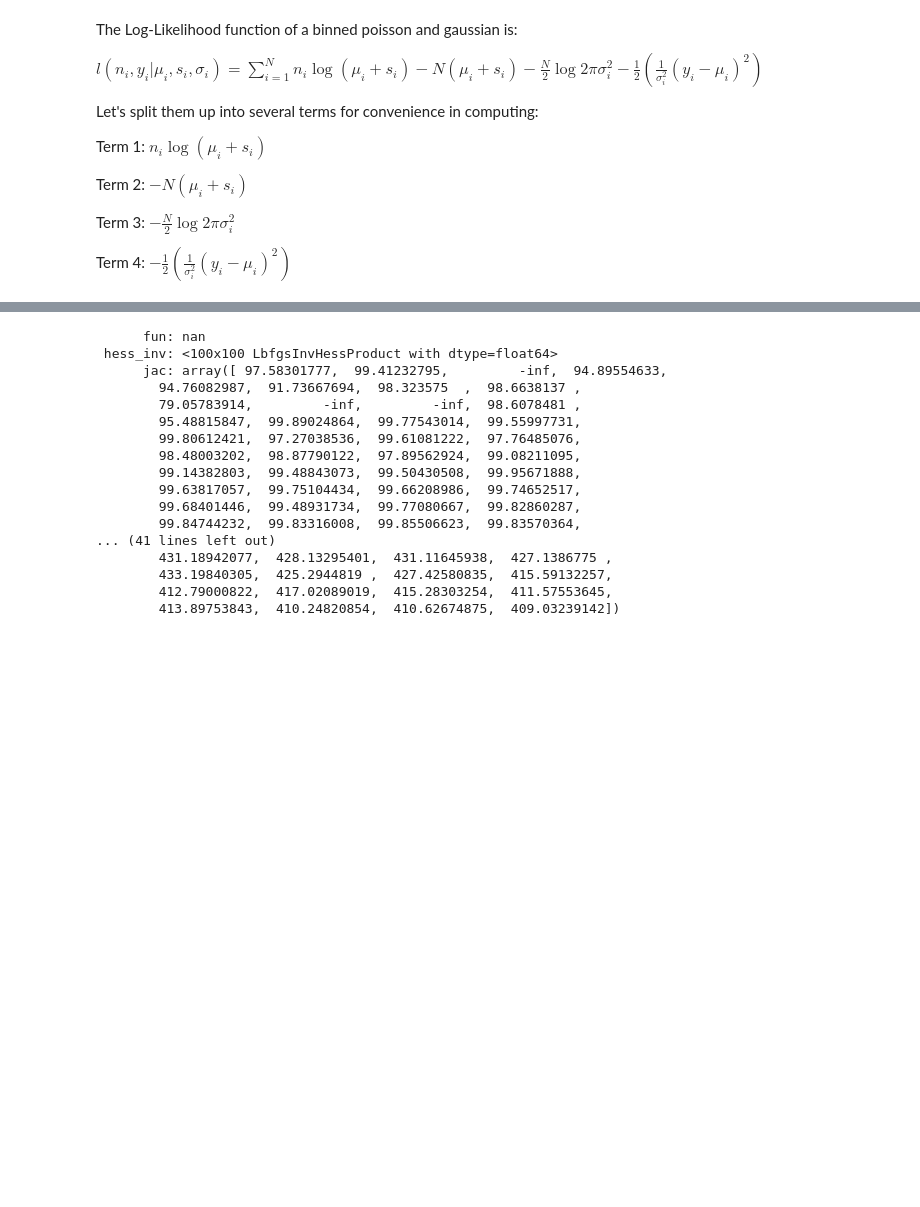
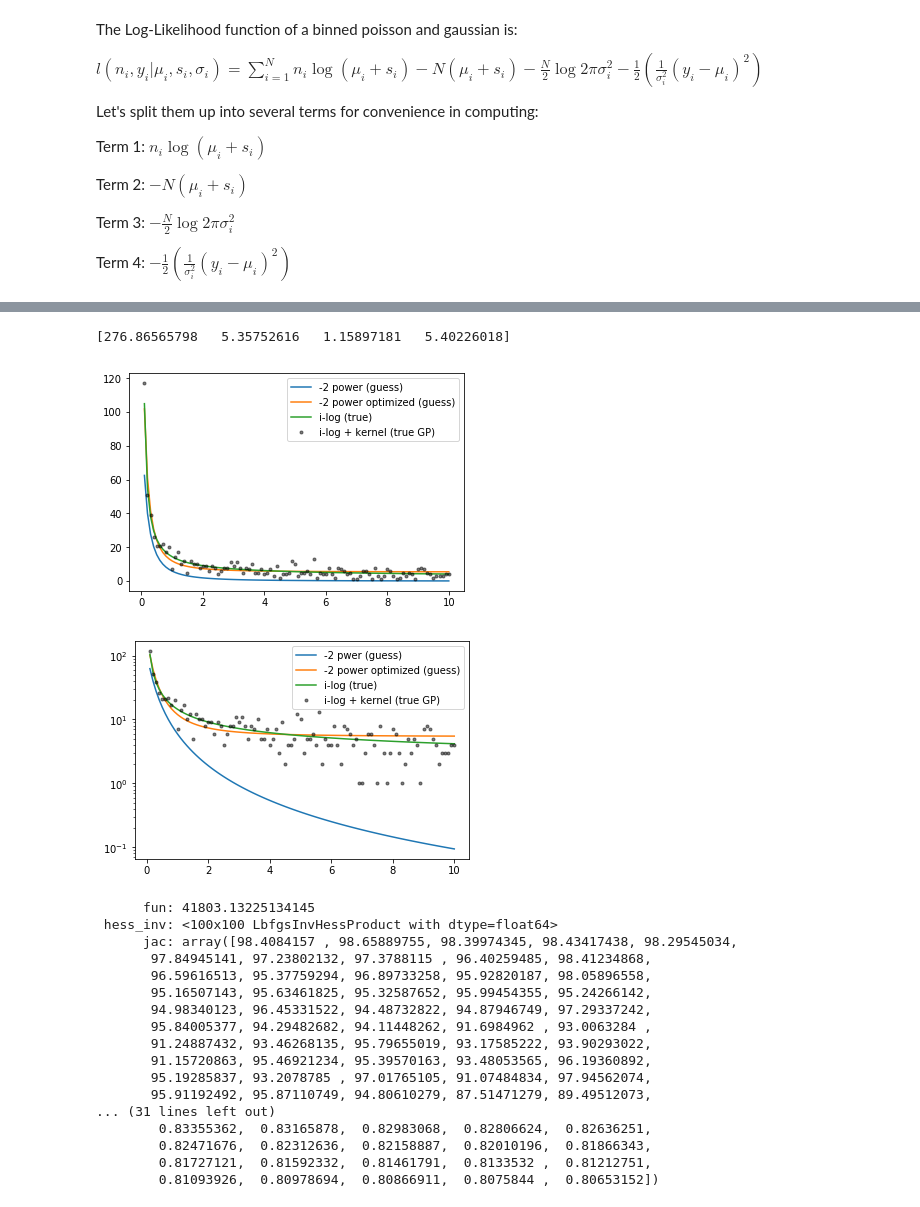
Before and after one commit to ChrisIck/Poisson-GPs, a Jupyter notebook: Minimization Test.ipynb, the cells around one changed output, grey strips where cells are left out. Drawn from its saved outputs; the diff is of its cells as text; code cells hidden in the pictures; blank space fills up the shorter version.

```diff
--- a/Minimization Test.ipynb
+++ b/Minimization Test.ipynb
@@ -174,0 +143,41 @@ print soln
+# %%
+from scipy.optimize import curve_fit
+
+def f4_opt(x, params):
+    a = params[0]
+    b = params[1]
+    c = params[2]
+    d = params[3]
+    return ((1.*a)/(np.log(b*x + c)))+d
+
+def f5_opt(x, a,b,c,d):
+    return ((1.*a)/(np.power(b*x + c,2)))+d
+
+
+p0 = np.array([1., 1., .3,0])
+popt, pcov = curve_fit(f5_opt, x, ytrue, p0=[p0])
+print popt
+
+yguess_opt = f5_opt(x,popt[0],popt[1],popt[2],popt[3])
+
+plt.figure()
+plt.plot(x,yguess, label = "-2 power (guess)")
+plt.plot(x,yguess_opt, label = "-2 power optimized (guess)")
+plt.plot(x,ytrue, label = "i-log (true)")
+plt.plot(x,n_GP,'k.', alpha = 0.5, label = "i-log + kernel (true GP)")
+plt.legend(loc='upper right')
+
+plt.figure()
+plt.semilogy(x,yguess, label = "-2 pwer (guess)")
+plt.semilogy(x,yguess_opt, label = "-2 power optimized (guess)")
+plt.semilogy(x,ytrue, label = "i-log (true)")
+plt.semilogy(x,n_GP,'k.', alpha = 0.5, label = "i-log + kernel (true GP)")
+plt.legend(loc='upper right')
+
+plt.show()
+
+yguess = yguess_opt
+# %% [output]
+[276.86565798   5.35752616   1.15897181   5.40226018]
+[figure, added]
+[figure, added]
@@ -175,22 +189,23 @@ print soln
 # %%
-solnGP = minimize(neg_log_like_PGP_MV, yguess-ytrueGP,  bounds = boundarray, args = (signal0 , ytrueGP, yguess, cov), jac=nln_MV_grad)
+from scipy.optimize import minimize
+solnGP = minimize(neg_log_like_PGP_MV, yguess,  bounds = boundarray, args = (signal0, n_GP, yguess, cov), jac=nln_MV_grad, method='L-BFGS-B', options={'gtol':1e-20,'eps':1e-3})
 print solnGP
 # %% [output]
-      fun: nan
+      fun: 41803.13225134145
  hess_inv: <100x100 LbfgsInvHessProduct with dtype=float64>
-      jac: array([ 97.58301777,  99.41232795,         -inf,  94.89554633,
-        94.76082987,  91.73667694,  98.323575  ,  98.6638137 ,
-        79.05783914,         -inf,         -inf,  98.6078481 ,
-        95.48815847,  99.89024864,  99.77543014,  99.55997731,
-        99.80612421,  97.27038536,  99.61081222,  97.76485076,
-        98.48003202,  98.87790122,  97.89562924,  99.08211095,
-        99.14382803,  99.48843073,  99.50430508,  99.95671888,
-        99.63817057,  99.75104434,  99.66208986,  99.74652517,
-        99.68401446,  99.48931734,  99.77080667,  99.82860287,
-        99.84744232,  99.83316008,  99.85506623,  99.83570364,
-... (41 lines left out)
-        431.18942077,  428.13295401,  431.11645938,  427.1386775 ,
-        433.19840305,  425.2944819 ,  427.42580835,  415.59132257,
-        412.79000822,  417.02089019,  415.28303254,  411.57553645,
-        413.89753843,  410.24820854,  410.62674875,  409.03239142])
+      jac: array([98.4084157 , 98.65889755, 98.39974345, 98.43417438, 98.29545034,
+       97.84945141, 97.23802132, 97.3788115 , 96.40259485, 98.41234868,
+       96.59616513, 95.37759294, 96.89733258, 95.92820187, 98.05896558,
+       95.16507143, 95.63461825, 95.32587652, 95.99454355, 95.24266142,
+       94.98340123, 96.45331522, 94.48732822, 94.87946749, 97.29337242,
+       95.84005377, 94.29482682, 94.11448262, 91.6984962 , 93.0063284 ,
+       91.24887432, 93.46268135, 95.79655019, 93.17585222, 93.90293022,
+       91.15720863, 95.46921234, 95.39570163, 93.48053565, 96.19360892,
+       95.19285837, 93.2078785 , 97.01765105, 91.07484834, 97.94562074,
+       95.91192492, 95.87110749, 94.80610279, 87.51471279, 89.49512073,
+... (31 lines left out)
+        0.83355362,  0.83165878,  0.82983068,  0.82806624,  0.82636251,
+        0.82471676,  0.82312636,  0.82158887,  0.82010196,  0.81866343,
+        0.81727121,  0.81592332,  0.81461791,  0.8133532 ,  0.81212751,
+        0.81093926,  0.80978694,  0.80866911,  0.8075844 ,  0.80653152])
 # %%
```
Also changed, not shown: parts of 25 cells of this notebook.
